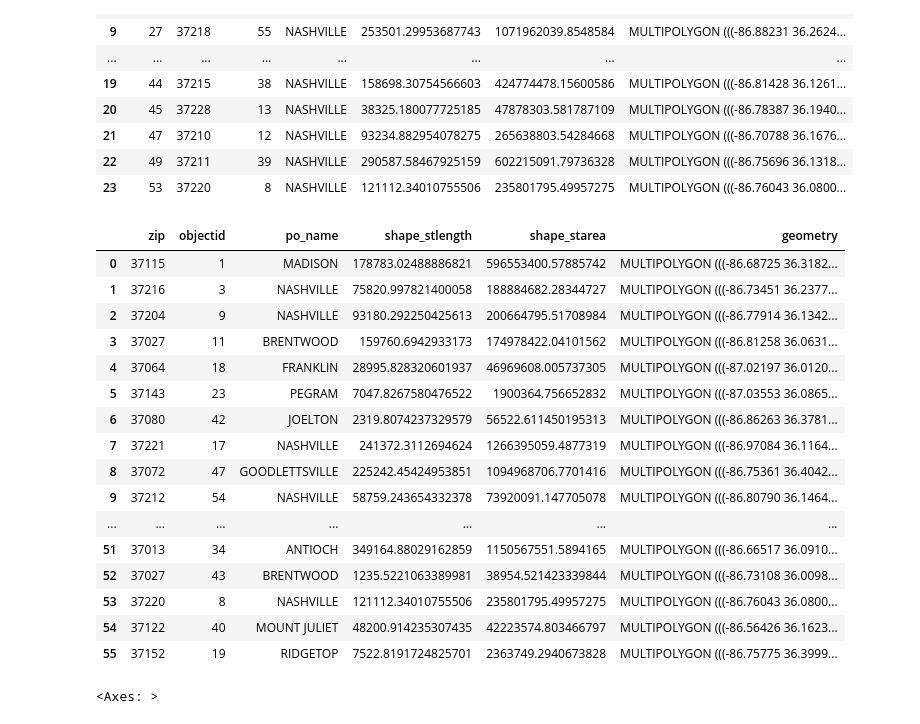
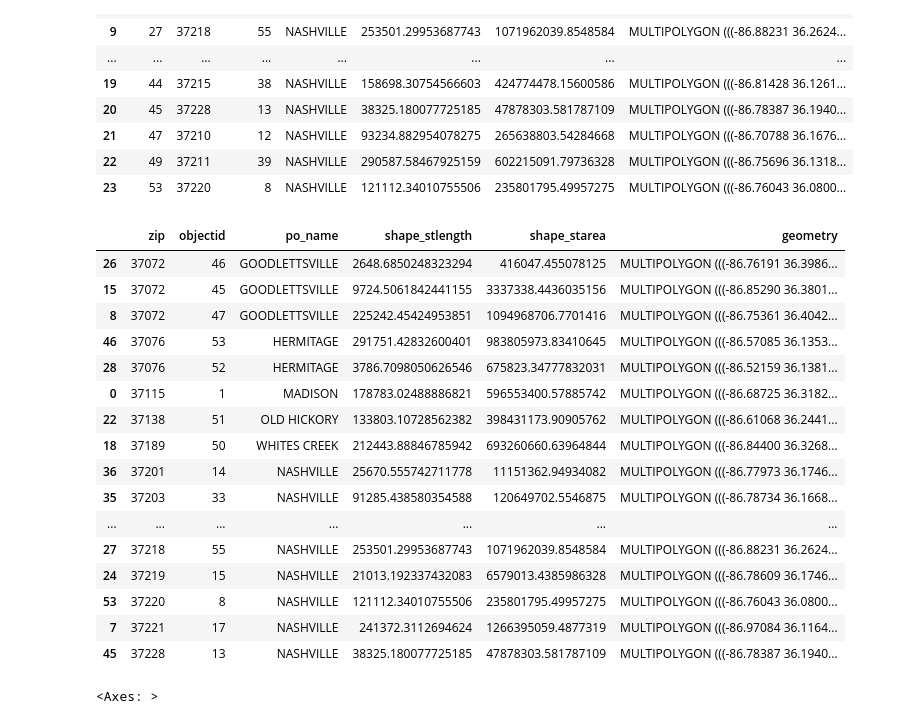
Before and after one commit to Luna-Agora/caps, a Jupyter notebook: notebooks/davidson_geo_folium.ipynb, the cells around one changed output. Saved outputs shown, nothing was run; the diff lists cells and outputs as text; code cells hidden in the pictures.

```diff
--- a/notebooks/davidson_geo_folium.ipynb
+++ b/notebooks/davidson_geo_folium.ipynb
@@ -35,25 +42,26 @@ nash_zip.reset_index()
 | 22 | 49 | 37211 | 39 | NASHVILLE | 290587.58467925159 | 602215091.79736328 | MULTIPOLYGON (((-86.75696 36.1318... |
 | 23 | 53 | 37220 | 8 | NASHVILLE | 121112.34010755506 | 235801795.49957275 | MULTIPOLYGON (((-86.76043 36.0800... |
 # %%
-zip
+project = zip.iloc[[0,1,2,7,8,9,12,13,15,17,18,19,22,24,26,27,28,31,32,35,36,37,40,42,44,45,46,47,49,53]]
+project.sort_values('zip')
 # %% [output]
 |  | zip | objectid | po_name | shape_stlength | shape_starea | geometry |
+| 26 | 37072 | 46 | GOODLETTSVILLE | 2648.6850248323294 | 416047.455078125 | MULTIPOLYGON (((-86.76191 36.3986... |
+| 15 | 37072 | 45 | GOODLETTSVILLE | 9724.5061842441155 | 3337338.4436035156 | MULTIPOLYGON (((-86.85290 36.3801... |
+| 8 | 37072 | 47 | GOODLETTSVILLE | 225242.45424953851 | 1094968706.7701416 | MULTIPOLYGON (((-86.75361 36.4042... |
+| 46 | 37076 | 53 | HERMITAGE | 291751.42832600401 | 983805973.83410645 | MULTIPOLYGON (((-86.57085 36.1353... |
+| 28 | 37076 | 52 | HERMITAGE | 3786.7098050626546 | 675823.34777832031 | MULTIPOLYGON (((-86.52159 36.1381... |
 | 0 | 37115 | 1 | MADISON | 178783.02488886821 | 596553400.57885742 | MULTIPOLYGON (((-86.68725 36.3182... |
-| 1 | 37216 | 3 | NASHVILLE | 75820.997821400058 | 188884682.28344727 | MULTIPOLYGON (((-86.73451 36.2377... |
-| 2 | 37204 | 9 | NASHVILLE | 93180.292250425613 | 200664795.51708984 | MULTIPOLYGON (((-86.77914 36.1342... |
-| 3 | 37027 | 11 | BRENTWOOD | 159760.6942933173 | 174978422.04101562 | MULTIPOLYGON (((-86.81258 36.0631... |
-| 4 | 37064 | 18 | FRANKLIN | 28995.828320601937 | 46969608.005737305 | MULTIPOLYGON (((-87.02197 36.0120... |
-| 5 | 37143 | 23 | PEGRAM | 7047.8267580476522 | 1900364.756652832 | MULTIPOLYGON (((-87.03553 36.0865... |
-| 6 | 37080 | 42 | JOELTON | 2319.8074237329579 | 56522.611450195313 | MULTIPOLYGON (((-86.86263 36.3781... |
+| 22 | 37138 | 51 | OLD HICKORY | 133803.10728562382 | 398431173.90905762 | MULTIPOLYGON (((-86.61068 36.2441... |
+| 18 | 37189 | 50 | WHITES CREEK | 212443.88846785942 | 693260660.63964844 | MULTIPOLYGON (((-86.84400 36.3268... |
+| 36 | 37201 | 14 | NASHVILLE | 25670.555742711778 | 11151362.94934082 | MULTIPOLYGON (((-86.77973 36.1746... |
+| 35 | 37203 | 33 | NASHVILLE | 91285.438580354588 | 120649702.5546875 | MULTIPOLYGON (((-86.78734 36.1668... |
+| ... | ... | ... | ... | ... | ... | ... |
+| 27 | 37218 | 55 | NASHVILLE | 253501.29953687743 | 1071962039.8548584 | MULTIPOLYGON (((-86.88231 36.2624... |
+| 24 | 37219 | 15 | NASHVILLE | 21013.192337432083 | 6579013.4385986328 | MULTIPOLYGON (((-86.78609 36.1746... |
+| 53 | 37220 | 8 | NASHVILLE | 121112.34010755506 | 235801795.49957275 | MULTIPOLYGON (((-86.76043 36.0800... |
 | 7 | 37221 | 17 | NASHVILLE | 241372.3112694624 | 1266395059.4877319 | MULTIPOLYGON (((-86.97084 36.1164... |
-| 8 | 37072 | 47 | GOODLETTSVILLE | 225242.45424953851 | 1094968706.7701416 | MULTIPOLYGON (((-86.75361 36.4042... |
-| 9 | 37212 | 54 | NASHVILLE | 58759.243654332378 | 73920091.147705078 | MULTIPOLYGON (((-86.80790 36.1464... |
-| ... | ... | ... | ... | ... | ... | ... |
-| 51 | 37013 | 34 | ANTIOCH | 349164.88029162859 | 1150567551.5894165 | MULTIPOLYGON (((-86.66517 36.0910... |
-| 52 | 37027 | 43 | BRENTWOOD | 1235.5221063389981 | 38954.521423339844 | MULTIPOLYGON (((-86.73108 36.0098... |
-| 53 | 37220 | 8 | NASHVILLE | 121112.34010755506 | 235801795.49957275 | MULTIPOLYGON (((-86.76043 36.0800... |
-| 54 | 37122 | 40 | MOUNT JULIET | 48200.914235307435 | 42223574.803466797 | MULTIPOLYGON (((-86.56426 36.1623... |
-| 55 | 37152 | 19 | RIDGETOP | 7522.8191724825701 | 2363749.2940673828 | MULTIPOLYGON (((-86.75775 36.3999... |
+| 45 | 37228 | 13 | NASHVILLE | 38325.180077725185 | 47878303.581787109 | MULTIPOLYGON (((-86.78387 36.1940... |
 # %%
 nash_zip.plot()
 # %% [output]
```
Also changed, not shown: parts of 5 cells of this notebook, 2 other files.
